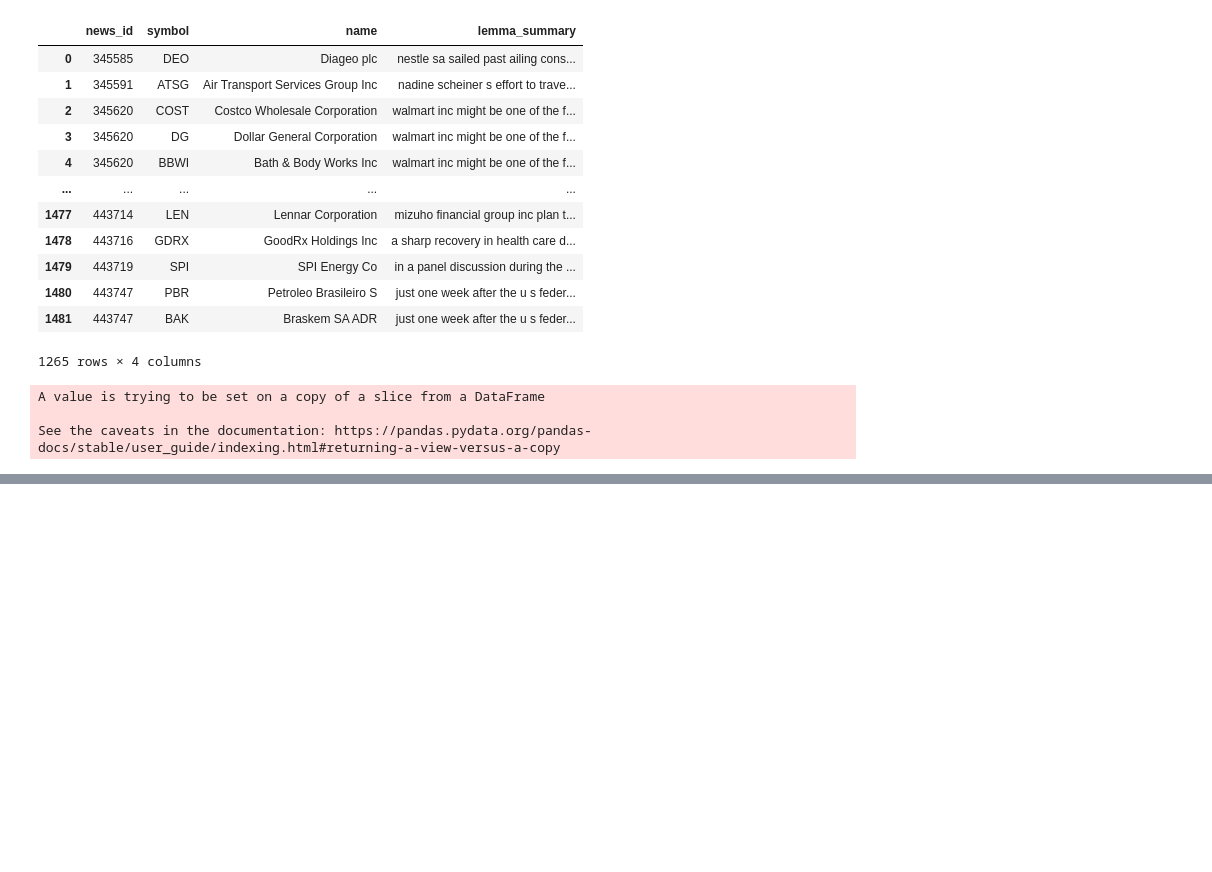
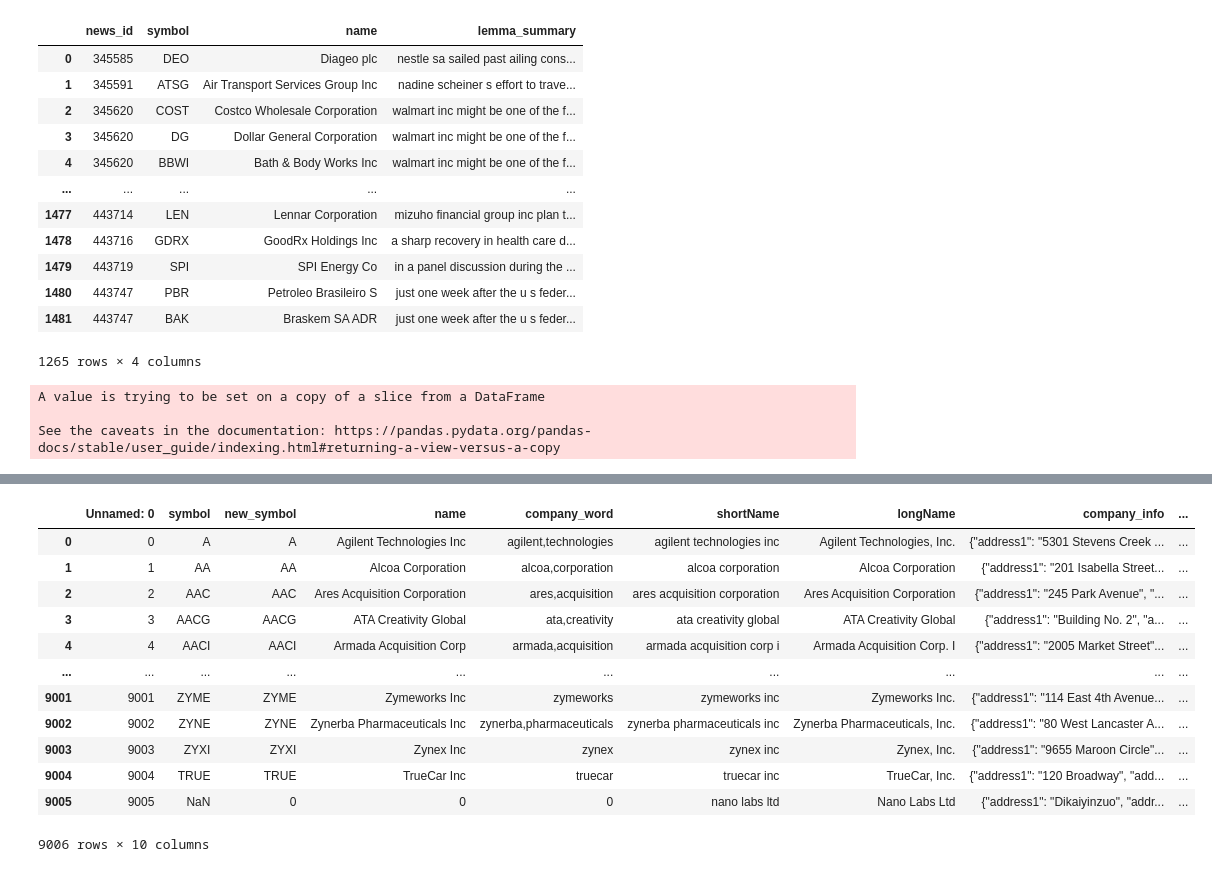
Before and after one commit to yugyeong1/News_raw_data-stock-mapping, a Jupyter notebook: code_organize2.ipynb, the cells around one changed output, grey strips where cells are left out. Cells and saved outputs as stored; diff of their text form; code cells hidden in the pictures; blank space fills up the shorter version.

Commit message:
business summary -> shortname 지우고 단수화까지

```diff
--- a/code_organize2.ipynb
+++ b/code_organize2.ipynb
@@ -372 +380,7 @@ long_business_summary = yahoo_dataset['longBusinessSummary']
+# %%
+yahoo_dataset['longBusinessSummary'] = yahoo_dataset['longBusinessSummary'].str.lower() #소문자화
+yahoo_dataset['longBusinessSummary'] = yahoo_dataset['longBusinessSummary'].apply(lambda x: re.sub('[^a-zA-Z\d&]', ' ', str(x)).strip())
+
+yahoo_dataset['shortName'] = yahoo_dataset['shortName'].str.lower() #소문자화
+yahoo_dataset['shortName'] = yahoo_dataset['shortName'].apply(lambda x: re.sub('[^a-zA-Z\d&]', ' ', str(x)).strip())
 # %%
@@ -413,0 +390,7 @@ print(a)
+# %%
+# 종목명 설명 컬럼에 종목명이 포함되면 지우기
+for i,j in enumerate(long_business_summary):
+    for k,l in enumerate(shortname):
+        if l in j:
+            yahoo_dataset['longBusinessSummary'][i] = yahoo_dataset['longBusinessSummary'][k].replace(l,'')
+            break
@@ -413,0 +402,13 @@ print(a)
+# %%
+# 불용어 처리
+long_business_summary_stopwords = {'does','not','have','company','corp','inc'}
+yahoo_dataset['longBusinessSummary'].replace(long_business_summary_stopwords, '', regex=True, inplace=True)
+# %%
+long_business_summary_token = yahoo_dataset['longBusinessSummary'].str.split(" ")
+long_business_summary_token = long_business_summary_token.apply(lambda x: [i for i in x if i != "" and i != " "])
+
+for i,j in enumerate(long_business_summary_token):
+    lemmatizer = WordNetLemmatizer()
+    lemma_word = [lemmatizer.lemmatize(word) for word in j]
+    yahoo_dataset['longBusinessSummary'][i] = lemma_word
+    yahoo_dataset['longBusinessSummary'][i] = " ".join(lemma_word)
@@ -413,0 +423,16 @@ print(a)
+# %%
+yahoo_dataset
+# %% [output]
+|  | Unnamed: 0 | symbol | new_symbol | name | company_word | shortName | longName | company_info | ... |
+| 0 | 0 | A | A | Agilent Technologies Inc | agilent,technologies | agilent technologies inc | Agilent Technologies, Inc. | {"address1": "5301 Stevens Creek ... | ... |
+| 1 | 1 | AA | AA | Alcoa Corporation | alcoa,corporation | alcoa corporation | Alcoa Corporation | {"address1": "201 Isabella Street... | ... |
+| 2 | 2 | AAC | AAC | Ares Acquisition Corporation | ares,acquisition | ares acquisition corporation | Ares Acquisition Corporation | {"address1": "245 Park Avenue", "... | ... |
+| 3 | 3 | AACG | AACG | ATA Creativity Global | ata,creativity | ata creativity global | ATA Creativity Global | {"address1": "Building No. 2", "a... | ... |
+| 4 | 4 | AACI | AACI | Armada Acquisition Corp | armada,acquisition | armada acquisition corp i | Armada Acquisition Corp. I | {"address1": "2005 Market Street"... | ... |
+| ... | ... | ... | ... | ... | ... | ... | ... | ... | ... |
+| 9001 | 9001 | ZYME | ZYME | Zymeworks Inc | zymeworks | zymeworks inc | Zymeworks Inc. | {"address1": "114 East 4th Avenue... | ... |
+| 9002 | 9002 | ZYNE | ZYNE | Zynerba Pharmaceuticals Inc | zynerba,pharmaceuticals | zynerba pharmaceuticals inc | Zynerba Pharmaceuticals, Inc. | {"address1": "80 West Lancaster A... | ... |
+| 9003 | 9003 | ZYXI | ZYXI | Zynex Inc | zynex | zynex inc | Zynex, Inc. | {"address1": "9655 Maroon Circle"... | ... |
+| 9004 | 9004 | TRUE | TRUE | TrueCar Inc | truecar | truecar inc | TrueCar, Inc. | {"address1": "120 Broadway", "add... | ... |
+| 9005 | 9005 | NaN | 0 | 0 | 0 | nano labs ltd | Nano Labs Ltd | {"address1": "Dikaiyinzuo", "addr... | ... |
+9006 rows × 10 columns
```
Also changed, not shown: parts of 10 cells of this notebook.
